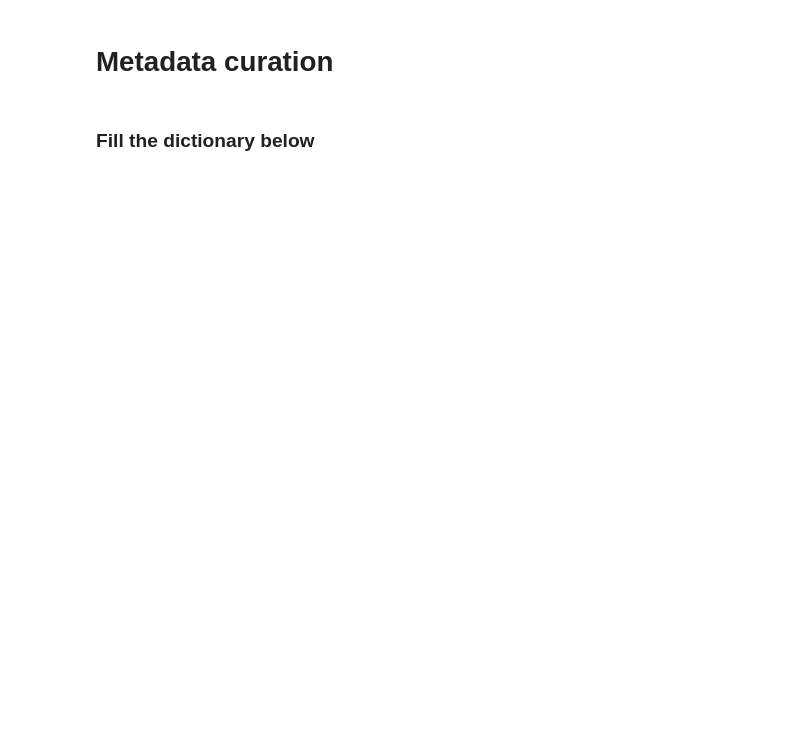
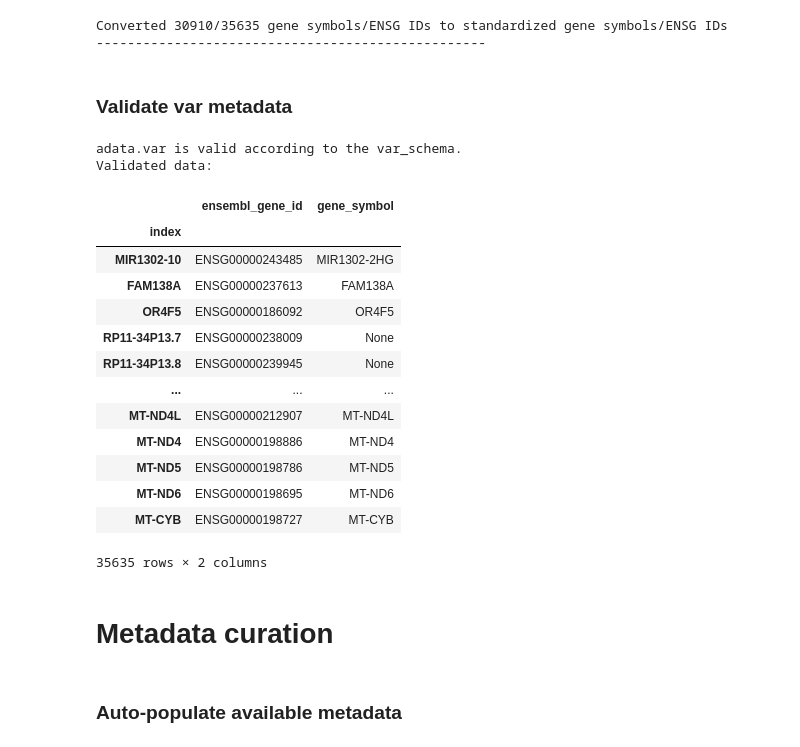
Before and after one commit to EMBL-EBI-ABC/PerturbationCatalogue, a Jupyter notebook: data_exploration/Perturbseq/curation_notebooks/adamson_2016_pilot.ipynb, the cells around one changed output. Drawn from its saved outputs; the diff is of its cells as text; code cells hidden in the pictures; blank space fills up the shorter version.

```diff
--- a/data_exploration/Perturbseq/curation_notebooks/adamson_2016_pilot.ipynb
+++ b/data_exploration/Perturbseq/curation_notebooks/adamson_2016_pilot.ipynb
@@ -396,0 +15,8 @@ AnnData object with n_obs × n_vars = 5752 × 35635
+# %%
+cur_data = CuratedDataset(
+    obs_schema=ObsSchema,
+    var_schema=VarSchema,
+    exp_metadata_schema=Experiment,
+    data_source_link = "https://zenodo.org/record/7041849/files/AdamsonWeissman2016_GSM2406675_10X001.h5ad",
+    noncurated_path = "../non_curated/h5ad/adamson_2016_pilot.h5ad"
+)
@@ -396,0 +25,5 @@ AnnData object with n_obs × n_vars = 5752 × 35635
+# %%
+cur_data.download_data()
+cur_data.load_data()
+# show the data
+cur_data.show_obs()
@@ -397,4 +435,32 @@ AnnData object with n_obs × n_vars = 5752 × 35635
+# %%
+cur_data.standardize_genes(
+    slot="var", input_column="ensembl_id", input_column_type="ensembl_gene_id"
+)
+# %% [output]
+Converted 30910/35635 gene symbols/ENSG IDs to standardized gene symbols/ENSG IDs
+--------------------------------------------------
+# %% [markdown]
+### Validate var metadata
+# %%
+cur_data.validate_data(slot='var')
+# %% [output]
+adata.var is valid according to the var_schema.
+Validated data:
+|  | ensembl_gene_id | gene_symbol |
+| index |  |  |
+| MIR1302-10 | ENSG00000243485 | MIR1302-2HG |
+| FAM138A | ENSG00000237613 | FAM138A |
+| OR4F5 | ENSG00000186092 | OR4F5 |
+| RP11-34P13.7 | ENSG00000238009 | None |
+| RP11-34P13.8 | ENSG00000239945 | None |
+| ... | ... | ... |
+| MT-ND4L | ENSG00000212907 | MT-ND4L |
+| MT-ND4 | ENSG00000198886 | MT-ND4 |
+| MT-ND5 | ENSG00000198786 | MT-ND5 |
+| MT-ND6 | ENSG00000198695 | MT-ND6 |
+| MT-CYB | ENSG00000198727 | MT-CYB |
+35635 rows × 2 columns
 # %% [markdown]
 # Metadata curation
-# %% [markdown]
-### Fill the dictionary below
+# %% [markdown]
+### Auto-populate available metadata
```
Also changed, not shown: parts of 123 cells of this notebook, 3 other files.
